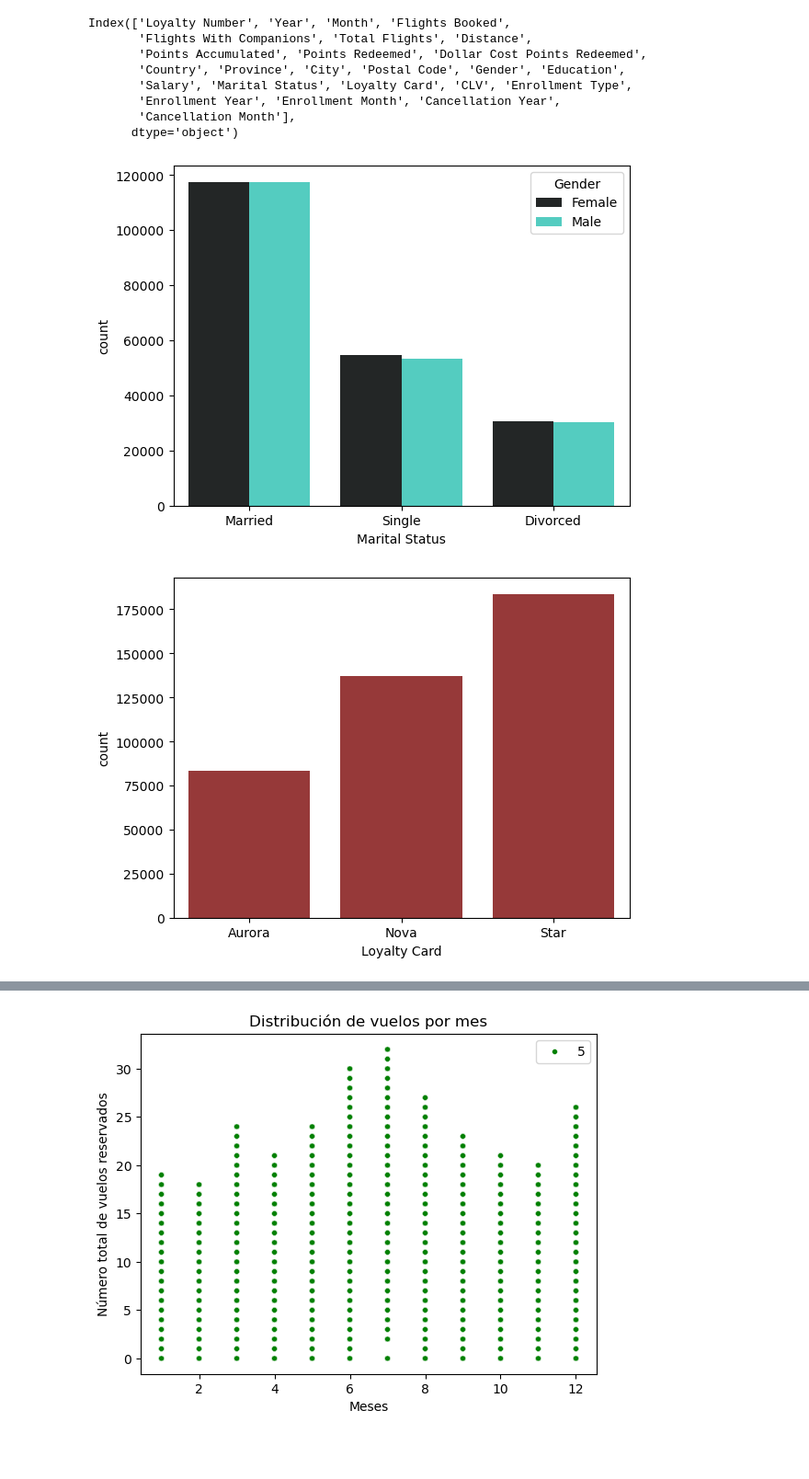
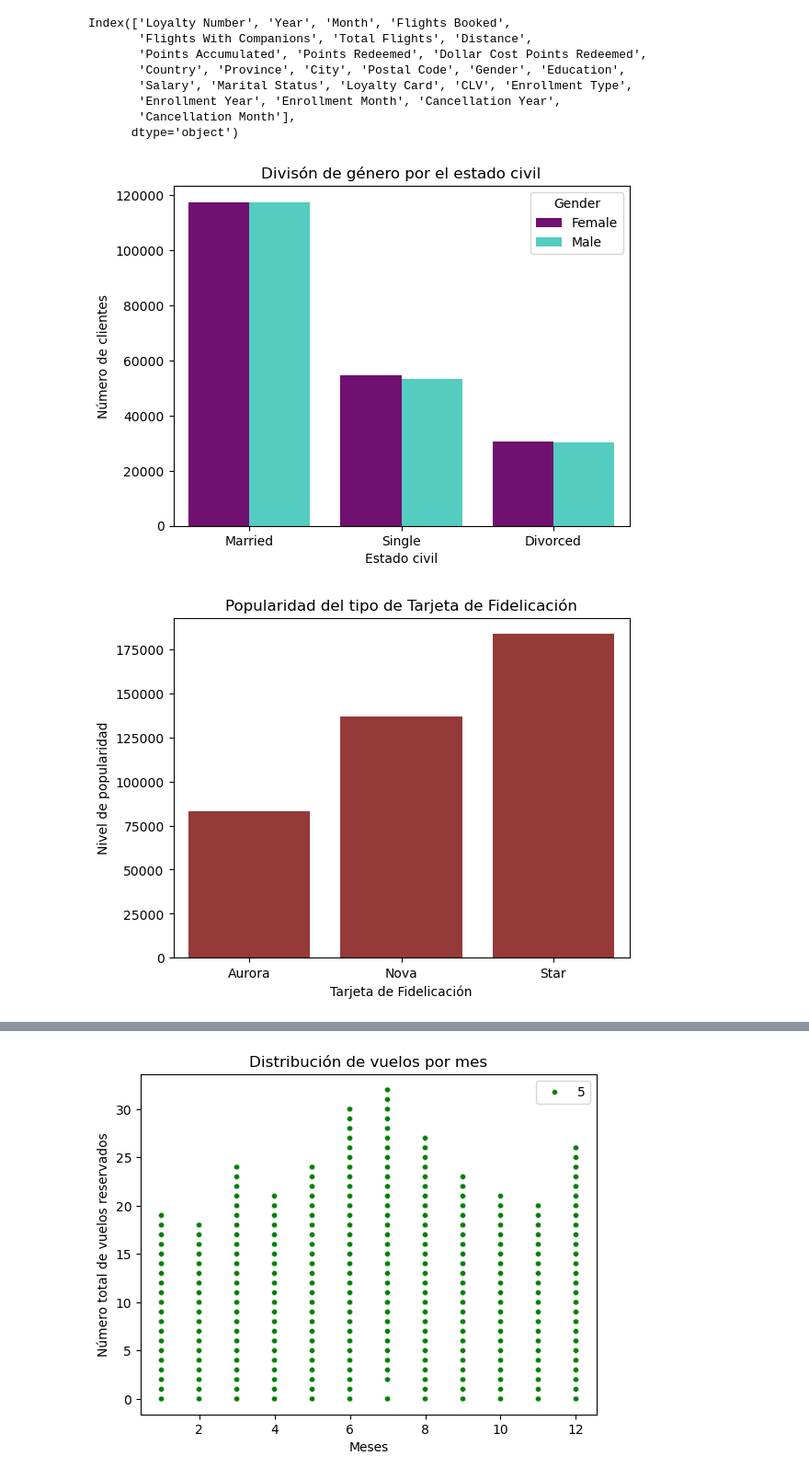
Before and after one commit to Adalab/bda-modulo-3-evaluacion-final-IreneDHA, a Jupyter notebook: visualizacion_info_aerolinea.ipynb, the cells around one changed output, grey strips where cells are left out. Shown at 92% size. Saved outputs shown, nothing was run; the diff lists cells and outputs as text; code cells hidden in the pictures; blank space fills up the shorter version.

```diff
--- a/visualizacion_info_aerolinea.ipynb
+++ b/visualizacion_info_aerolinea.ipynb
@@ -65,14 +65,22 @@ Index(['Loyalty Number', 'Year', 'Month', 'Flights Booked',
 # %%
 sns.countplot(x = 'Marital Status',
               hue='Gender',
               data = df_aerolinea,
-              color = "turquoise");
+              palette={'Male': 'turquoise', 'Female': 'purple'})
+
+plt.title("Divisón de género por el estado civil")
+plt.xlabel("Estado civil")
+plt.ylabel("Número de clientes");
 # %% [output]
-[figure, old version]
+[figure, new version]
 # %%
 sns.countplot(x = "Loyalty Card",
               data = df_aerolinea,
-              color = "brown");
+              color = "brown")
+
+plt.title("Popularidad del tipo de Tarjeta de Fidelicación")
+plt.xlabel("Tarjeta de Fidelicación")
+plt.ylabel("Nivel de popularidad");
 # %% [output]
-[figure, old version]
+[figure, new version]
 # %%
```
Also changed, not shown: parts of 2 cells of this notebook, 1 other file.
